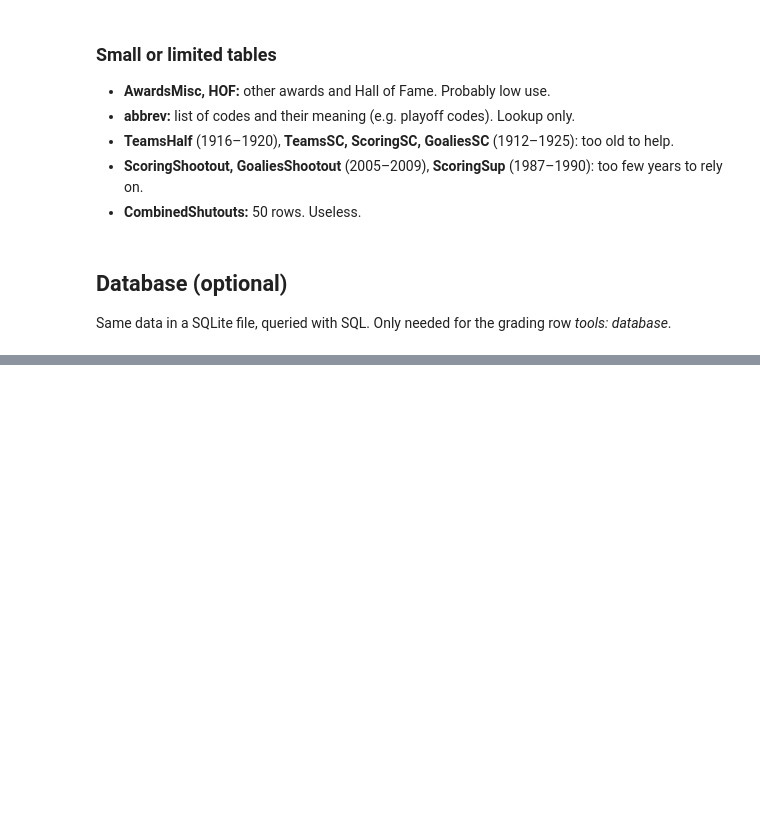
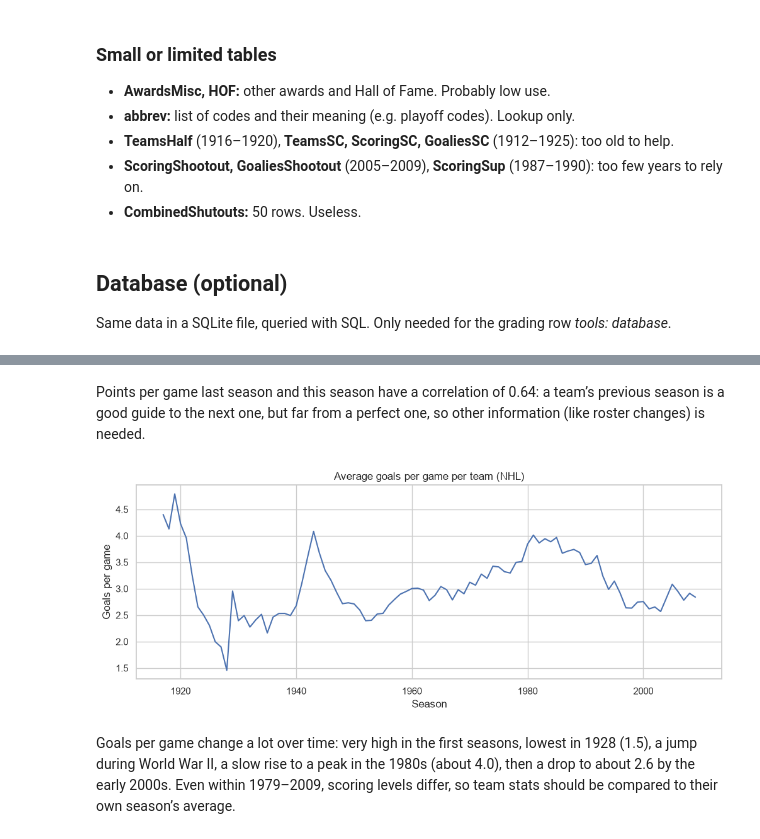
Before and after one commit to up202303702/AC, a Jupyter notebook: notebooks/01_data_overview.ipynb, the cells around one changed output, grey strips where cells are left out. Saved outputs shown, nothing was run; the diff lists cells and outputs as text; code cells hidden in the pictures; blank space fills up the shorter version.

```diff
--- a/notebooks/01_data_overview.ipynb
+++ b/notebooks/01_data_overview.ipynb
@@ -154,0 +190,10 @@ pd.read_sql("""
+# %% [markdown]
+Points per game last season and this season have a correlation of 0.64: a team’s previous season is a good guide to the next one, but far from a perfect one, so other information (like roster changes) is needed.
+# %%
+nhl.groupby("year")["gf_per_game"].mean().plot(figsize=(12, 4))
+plt.title("Average goals per game per team (NHL)"); plt.ylabel("Goals per game"); plt.xlabel("Season")
+plt.savefig(FIG / "goals_per_game.png", bbox_inches="tight"); plt.show()
+# %% [output]
+[figure, added]
+# %% [markdown]
+Goals per game change a lot over time: very high in the first seasons, lowest in 1928 (1.5), a jump during World War II, a slow rise to a peak in the 1980s (about 4.0), then a drop to about 2.6 by the early 2000s. Even within 1979–2009, scoring levels differ, so team stats should be compared to their own season’s average.
```
Also changed, not shown: parts of 4 cells of this notebook, 3 other files.
